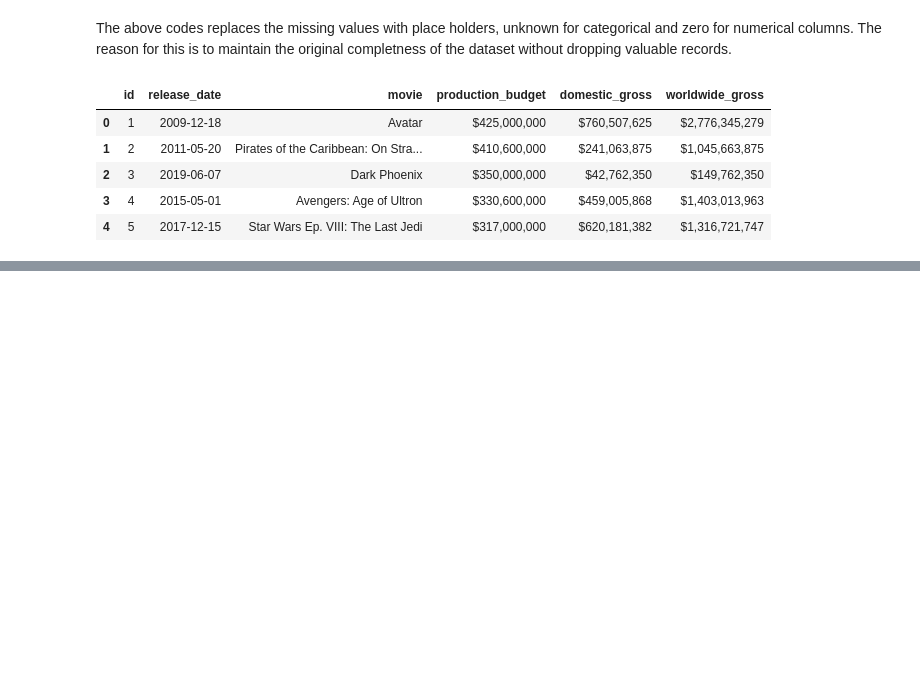
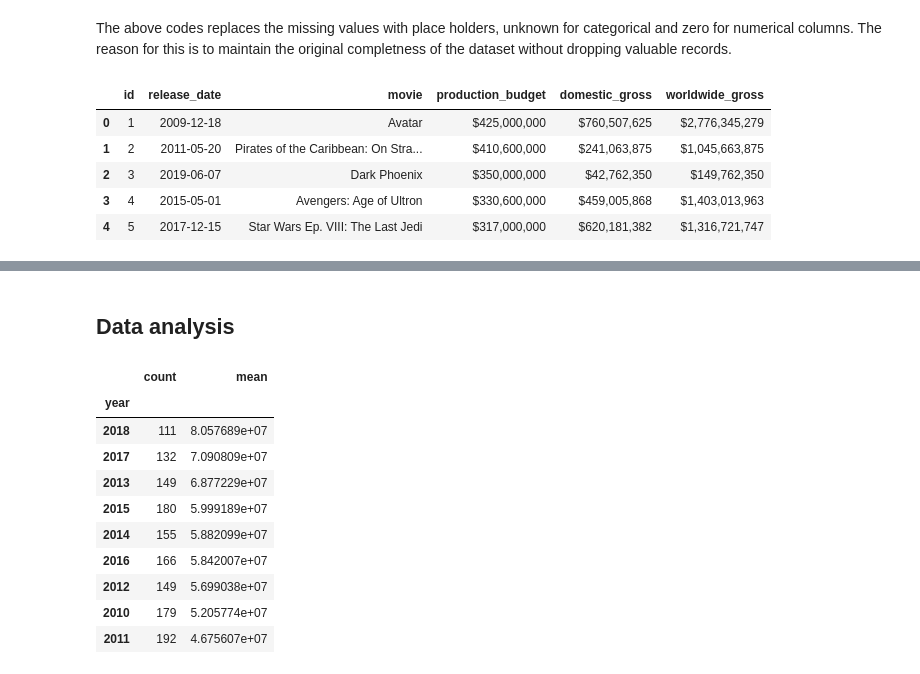
Before and after one commit to Patoh254code/movie_project, a Jupyter notebook: index.ipynb, the cells around one changed output, grey strips where cells are left out. Drawn from its saved outputs; the diff is of its cells as text; code cells hidden in the pictures; blank space fills up the shorter version.

```diff
--- a/index.ipynb
+++ b/index.ipynb
@@ -328,0 +363,20 @@ memory usage: 143.5+ KB
+# %% [markdown]
+## Data analysis
+# %%
+# mean domestic gross over the years
+mean_domestic_gross= (merge_df.groupby("year")["domestic_gross"]
+                      .agg(["count","mean"])
+                      .sort_values("mean", ascending=False))
+mean_domestic_gross
+# %% [output]
+|  | count | mean |
+| year |  |  |
+| 2018 | 111 | 8.057689e+07 |
+| 2017 | 132 | 7.090809e+07 |
+| 2013 | 149 | 6.877229e+07 |
+| 2015 | 180 | 5.999189e+07 |
+| 2014 | 155 | 5.882099e+07 |
+| 2016 | 166 | 5.842007e+07 |
+| 2012 | 149 | 5.699038e+07 |
+| 2010 | 179 | 5.205774e+07 |
+| 2011 | 192 | 4.675607e+07 |
```
Also changed, not shown: parts of 15 cells of this notebook.
